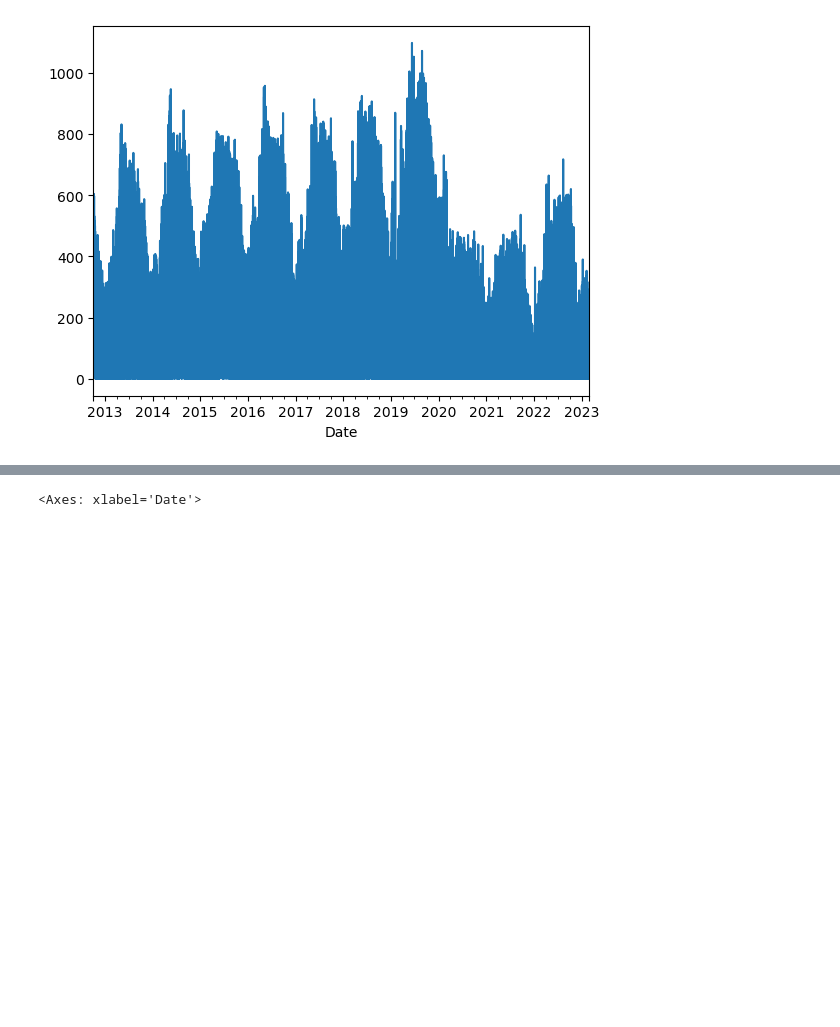
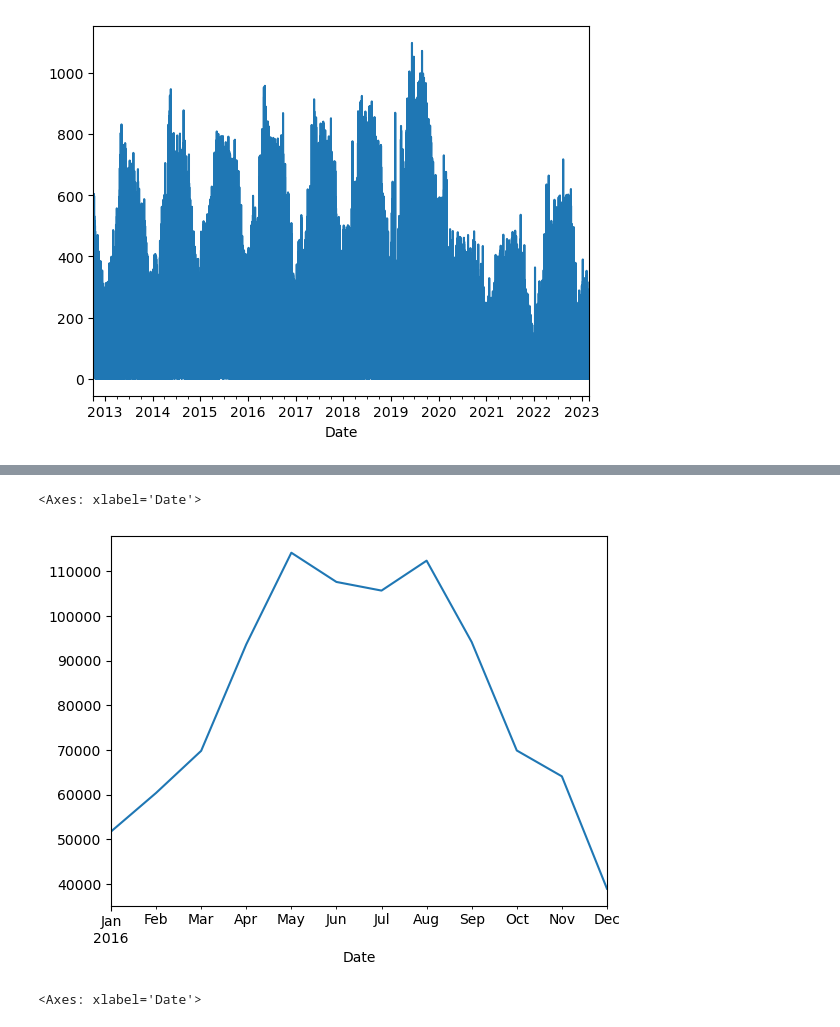
Before and after one commit to xiongyaohua/traffic-data-analysis, a Jupyter notebook: 2023/13-案例：流量数据分析/流量数据分析.ipynb, the cells around one changed output, grey strips where cells are left out. Drawn from its saved outputs; the diff is of its cells as text; code cells hidden in the pictures; blank space fills up the shorter version.

```diff
--- a/2023/13-案例：流量数据分析/流量数据分析.ipynb
+++ b/2023/13-案例：流量数据分析/流量数据分析.ipynb
@@ -90,3 +90,8 @@ df["Total"].resample("D").sum().plot()
+# %%
+df["Total"].resample("M").sum()["2016":"2016"].plot()
+# %% [output]
+<Axes: xlabel='Date'>
+[figure, added]
 # %%
 df["Total"].resample("D").sum().rolling(100).mean().plot()
 # %% [output]
```
Also changed, not shown: parts of 10 cells of this notebook.
